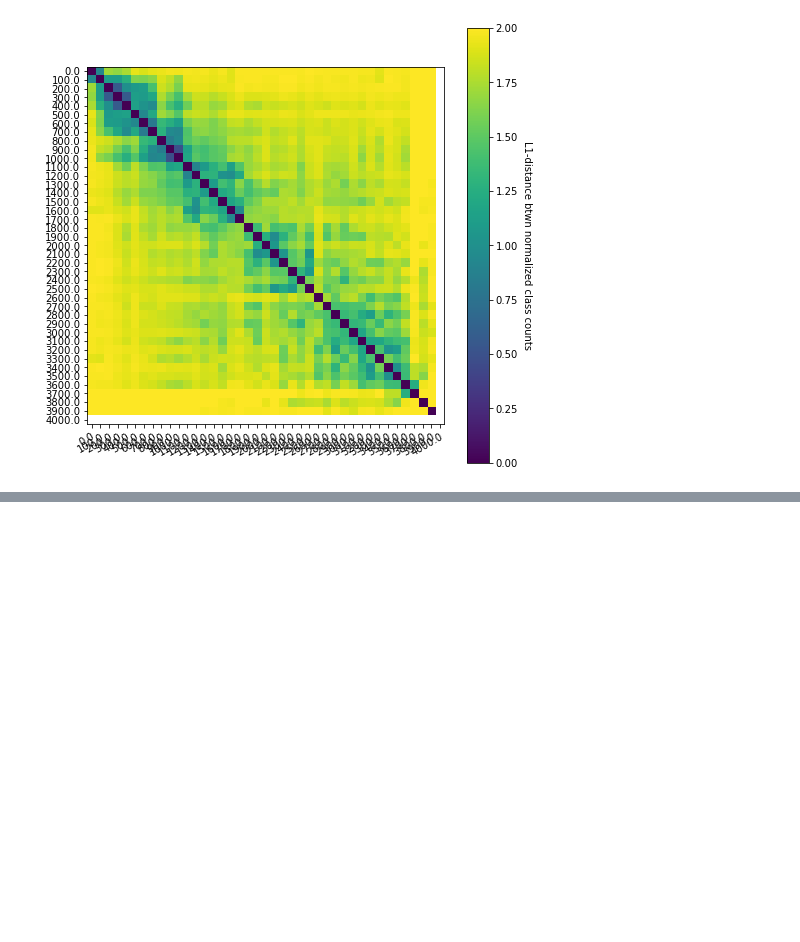
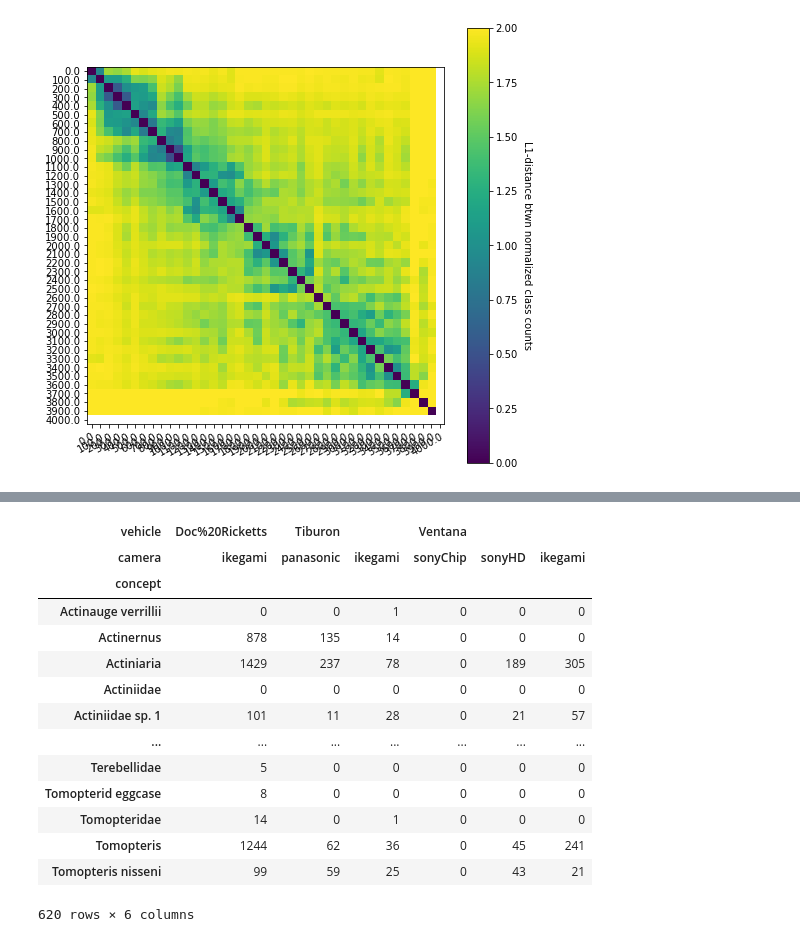
Before and after one commit to eor314/duds_explore, a Jupyter notebook: duds_explore.ipynb, the cells around one changed output, grey strips where cells are left out. Saved outputs shown, nothing was run; the diff lists cells and outputs as text; code cells hidden in the pictures; blank space fills up the shorter version.

Commit message:
camera counts slice and dice

```diff
--- a/duds_explore.ipynb
+++ b/duds_explore.ipynb
@@ -366,0 +429,19 @@ Text(0, 0.5, 'L1-distance btwn normalized class counts')
+# %%
+# RUN THIS CELL TO READ FROM DISK
+cam_df = pd.read_csv('mbari_counts_camera.csv', header=[0,1], index_col=[0,1])
+# %% [output]
+| vehicle | Doc%20Ricketts | Tiburon |  | Ventana |  |  |
+| camera | ikegami | panasonic | ikegami | sonyChip | sonyHD | ikegami |
+| concept |  |  |  |  |  |  |
+| Actinauge verrillii | 0 | 0 | 1 | 0 | 0 | 0 |
+| Actinernus | 878 | 135 | 14 | 0 | 0 | 0 |
+| Actiniaria | 1429 | 237 | 78 | 0 | 189 | 305 |
+| Actiniidae | 0 | 0 | 0 | 0 | 0 | 0 |
+| Actiniidae sp. 1 | 101 | 11 | 28 | 0 | 21 | 57 |
+| ... | ... | ... | ... | ... | ... | ... |
+| Terebellidae | 5 | 0 | 0 | 0 | 0 | 0 |
+| Tomopterid eggcase | 8 | 0 | 0 | 0 | 0 | 0 |
+| Tomopteridae | 14 | 0 | 1 | 0 | 0 | 0 |
+| Tomopteris | 1244 | 62 | 36 | 0 | 45 | 241 |
+| Tomopteris nisseni | 99 | 59 | 25 | 0 | 43 | 21 |
+620 rows × 6 columns
```
Also changed, not shown: parts of 5 cells of this notebook.
